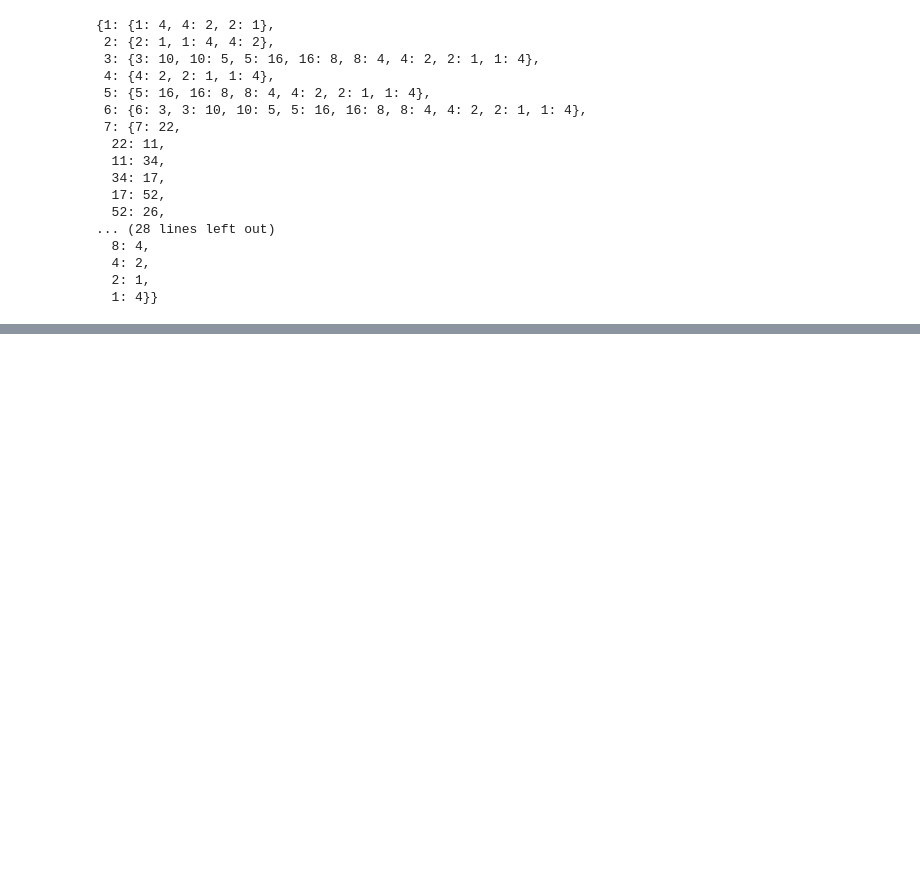
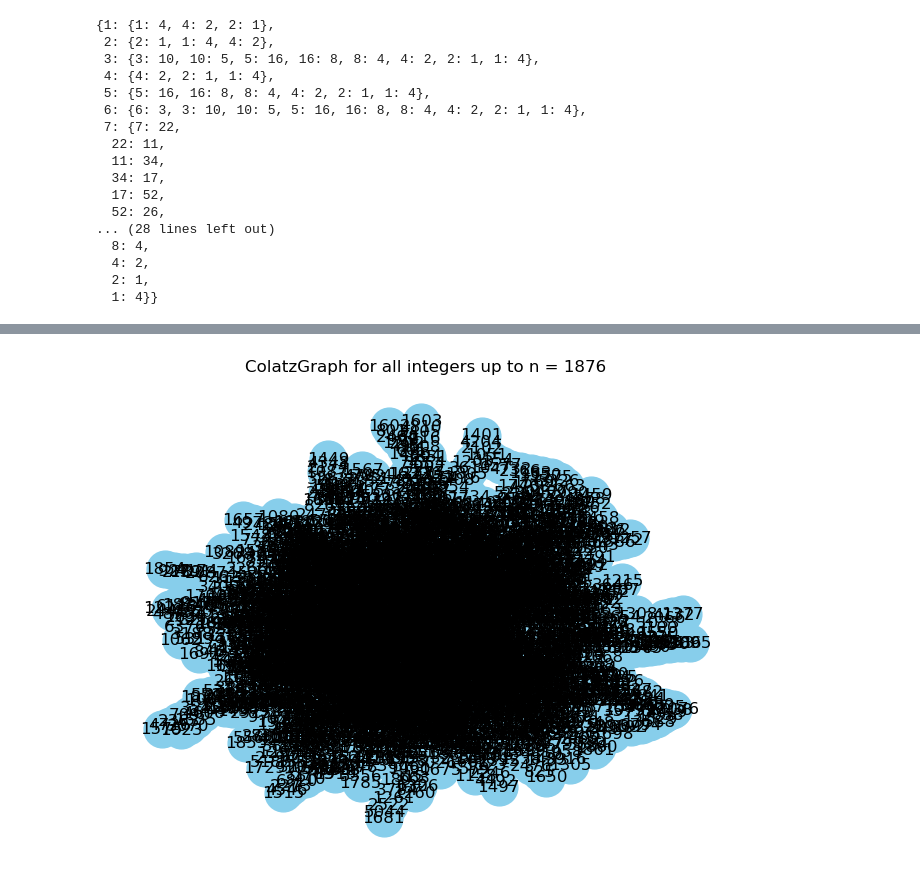
Before and after one commit to MarkZhit/GeneralizedColatz, a Jupyter notebook: main.ipynb, the cells around one changed output, grey strips where cells are left out. Saved outputs shown, nothing was run; the diff lists cells and outputs as text; code cells hidden in the pictures; blank space fills up the shorter version.

```diff
--- a/main.ipynb
+++ b/main.ipynb
@@ -199,0 +220,6 @@ createGraph(colatzM)
+# %%
+N = 1876
+colatzM = ColatzForEachN(N, 2, 2, 3, 1)
+createGraphMatrix(colatzM, "largeColatzGraph")
+# %% [output]
+[figure, added]
```
Also changed, not shown: parts of 4 cells of this notebook, 2 other files.
